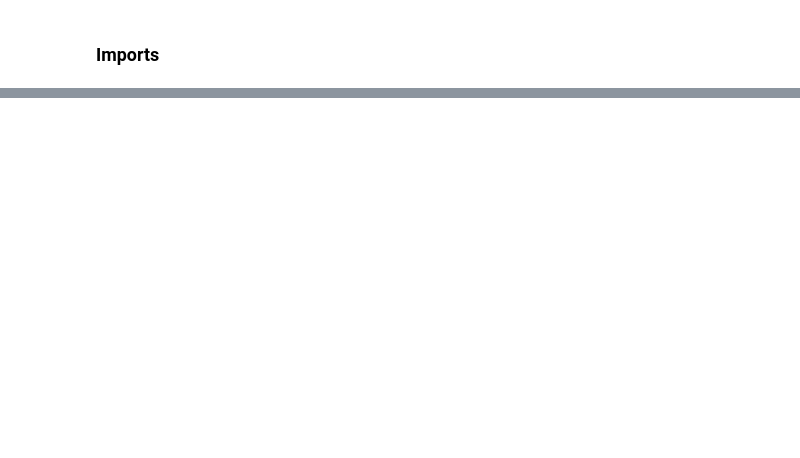
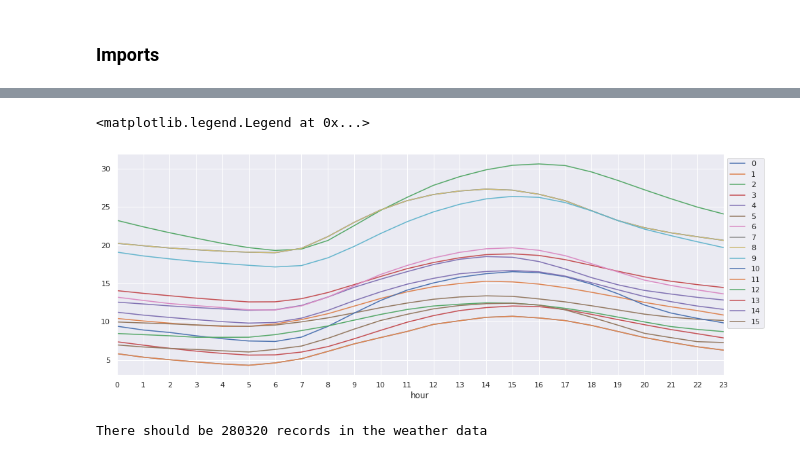
Before and after one commit to tri-bui/gep3-draft, a Jupyter notebook: submission_0.ipynb, the cells around one changed output, grey strips where cells are left out. Cells and saved outputs as stored; diff of their text form; code cells hidden in the pictures; blank space fills up the shorter version.

```diff
--- a/submission_0.ipynb
+++ b/submission_0.ipynb
@@ -147,0 +248,6 @@ building.head()
+# %%
+# Convert to local time
+# timezone = {0:-4, 1:0, 2:-7, 3:-4, 4:-7, 5:0, 6:-4, 7:-4, 8:-4, 9:-5, 10:-7, 11:-4, 12:0, 13:-5, 14:-4, 15:-4}
+timezone = [-5, 0, -7, -5, -8, 0, -5, -5, -5, -6, -7, -5, 0, -6, -5, -5]
+weather = udf.to_local_time(weather, timezone)
+weather.head()
@@ -147,0 +270,13 @@ building.head()
+# %%
+# Check again
+weather['hour'] = weather.timestamp.dt.hour
+hourly_bysite = pd.pivot_table(data=weather, index='hour', columns='site_id', values='air_temperature', aggfunc='mean')
+hourly_bysite.plot(xticks=range(24))
+plt.legend(bbox_to_anchor=(1, 1))
+# %% [output]
+<matplotlib.legend.Legend at 0x...>
+[figure, added]
+# %%
+print(f'There should be {2 * 365 * 24 * 16} records in the weather data')
+# %% [output]
+There should be 280320 records in the weather data
```
Also changed, not shown: parts of 70 cells of this notebook, 2 other files.
